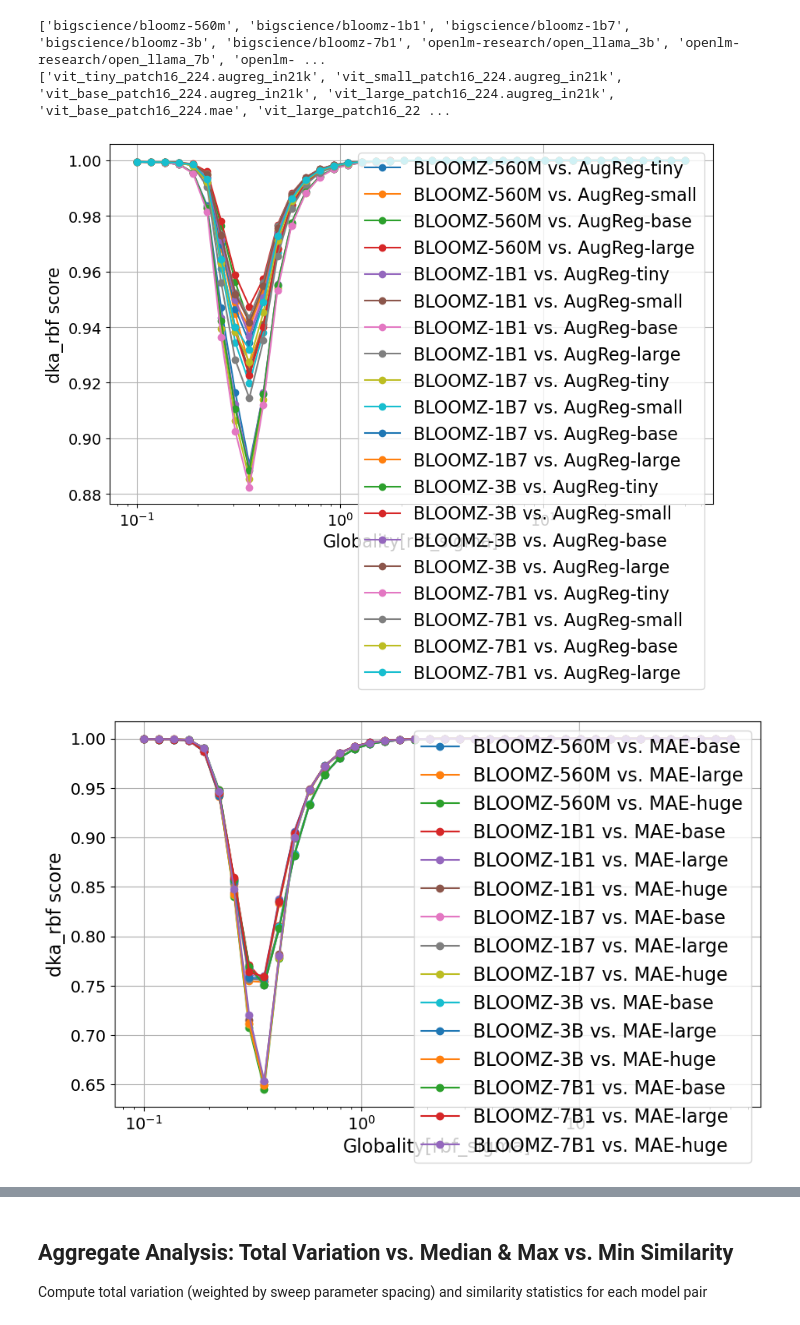
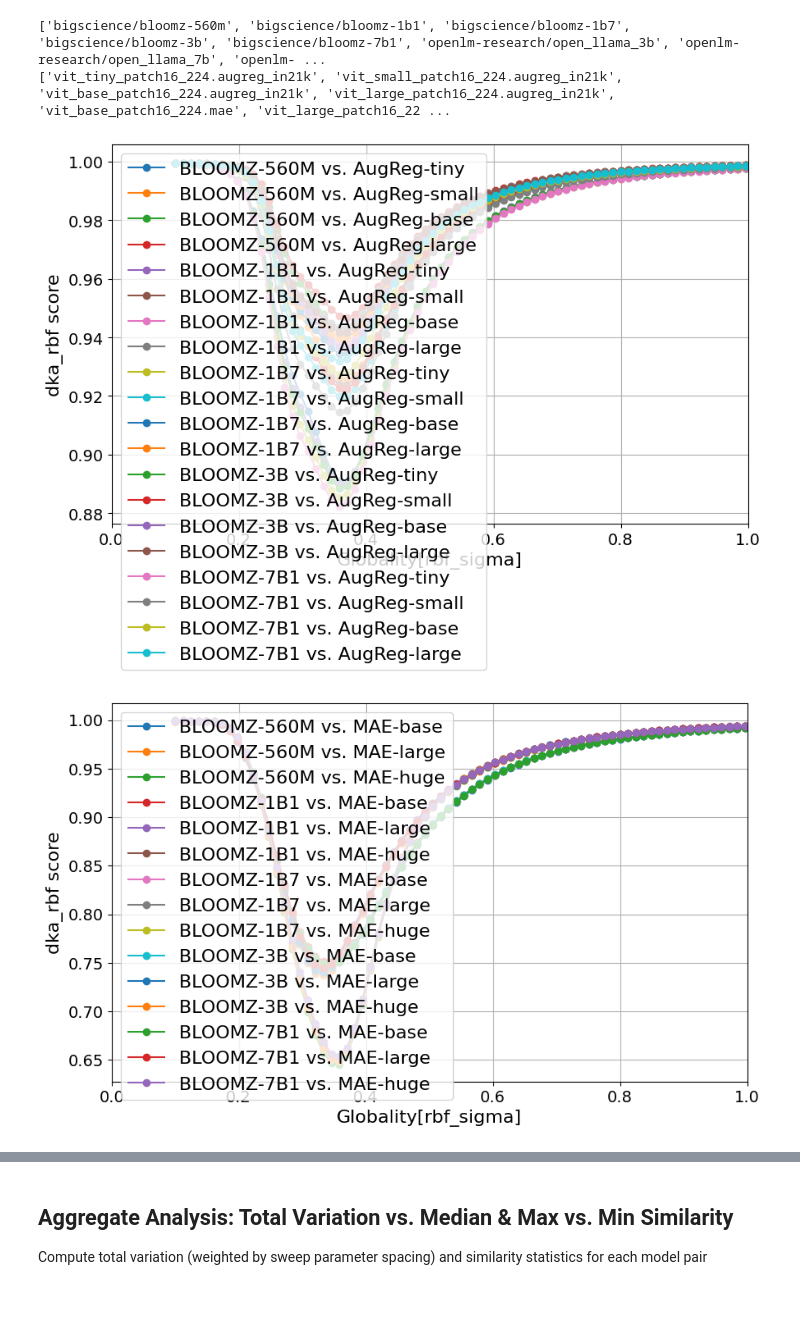
Before and after one commit to barweiss1/platonic-rep, a Jupyter notebook: post_processing/similarity_globality.ipynb, the cells around one changed output, grey strips where cells are left out. Cells and saved outputs as stored; diff of their text form; code cells hidden in the pictures.

```diff
--- a/post_processing/similarity_globality.ipynb
+++ b/post_processing/similarity_globality.ipynb
@@ -26,9 +26,9 @@ import seaborn as sns
 #     'prompt_x': False,
 #     'prompt_y': False,
 #     'metric': 'dka_rbf',
-#     'sweep_len': 40,
+#     'sweep_len': 400,
 #     'layer_mode': 'final',
-#     'run_name': 'test'
+#     'run_name': 'lin_rbf'
 # }
 
 # sim_params = {
@@ -41,10 +41,10 @@ import seaborn as sns
 #     'pool_y': 'avg',
 #     'prompt_x': False,
 #     'prompt_y': False,
-#     'metric': 'softmax_cka',
-#     'sweep_len': 40,
+#     'metric': 'dka_rbf',
+#     'sweep_len': 400,
 #     'layer_mode': 'final',
-#     'run_name': 'test'
+#     'run_name': 'lin_rbf'
 # }
 
 sim_params = {
@@ -58,9 +58,9 @@ sim_params = {
     'prompt_x': False,
     'prompt_y': False,
     'metric': 'dka_rbf',
-    'sweep_len': 40,
+    'sweep_len': 400,
     'layer_mode': 'final',
-    'run_name': 'test',
+    'run_name': 'lin_rbf',
 }
 
 # plotting params
@@ -199,6 +199,7 @@ def plot_similarity_globality(
     plt.ylabel(f'{sim_params["metric"]} score', fontsize=fontsize)
     plt.xticks(fontsize=fontsize-2)
     plt.yticks(fontsize=fontsize-2)
+    plt.xlim([0, 1])
 
     # Set log scale if requested
     if log_scale:
@@ -210,26 +211,26 @@ def plot_similarity_globality(
 # %%
 families_x = vision_model_families if sim_params['modality_x'] == "vision" else language_model_families
 families_y = vision_model_families if sim_params['modality_y'] == "vision" else language_model_families
 
 # use log scale if sweep_vec is not evenely spaced
 sweep_vec = data['param_vec']
 # log_scale = not np.allclose(np.diff(sweep_vec), np.diff(sweep_vec)[0])
-log_scale = True
+log_scale = False
 
 # plot similarity vs. globality for each unique family pair
 family_pairs = []
 for fam_x in families_x:
     for fam_y in families_y:
         if (fam_y, fam_x) in family_pairs:
             continue
         family_pairs.append((fam_x, fam_y))
         plot_similarity_globality(
             data, model_names_x, model_names_y,
             fam_x, fam_y,
             figure_path,
             fontsize=fontsize,
             log_scale=log_scale  # Enable logarithmic x-axis
         )
 # %% [output]
-[figure, old version]
+[figure, new version]
-[figure, old version]
+[figure, new version]
```
Also changed, not shown: parts of 10 cells of this notebook, 2 other files.
